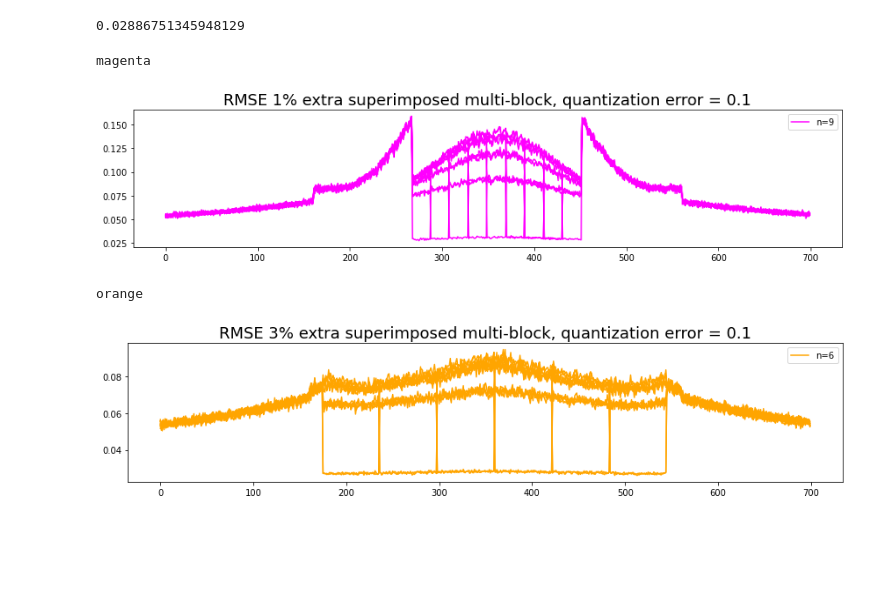
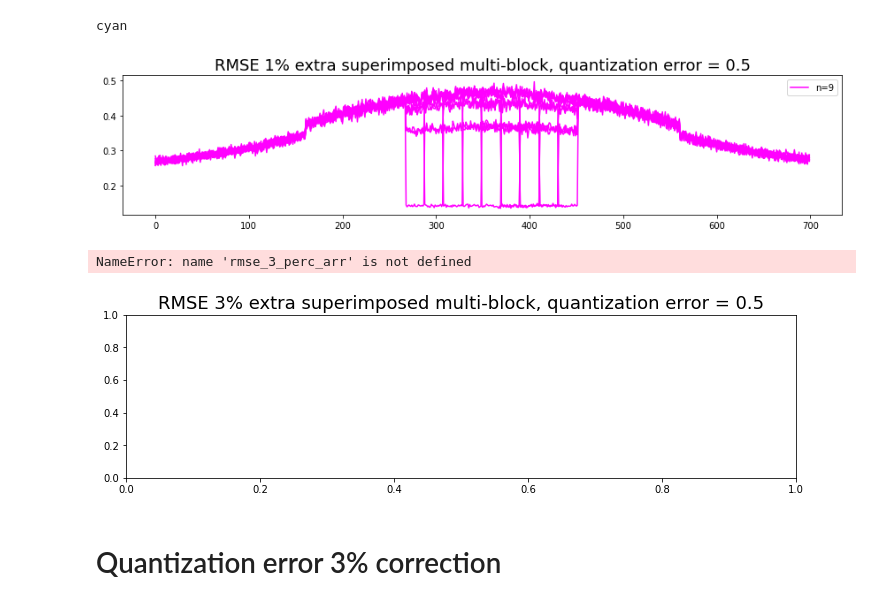
Before and after one commit to dcxSt/pfb-mod, a Jupyter notebook: little_scripts_testing/Conjugat_Gradient1.ipynb, the cells around one changed output. Cells and saved outputs as stored; diff of their text form; code cells hidden in the pictures; blank space fills up the shorter version.

Commit message:
weiner filter ipfb implemented, quantization modified to clip large values

```diff
--- a/little_scripts_testing/Conjugat_Gradient1.ipynb
+++ b/little_scripts_testing/Conjugat_Gradient1.ipynb
@@ -184,0 +294,5 @@ delta = 0.1
+# %%
+delta=0.5
+width_1 , saved_idxs_1 = get_saved_idxs_1_percent(n_per_save = 6)
+width_3 , saved_idxs_3 = get_saved_idxs_3_percent(n_per_save = 6)
+_,_,_,_ = simulate_quantization_error(delta,n_sims=5, k=k, verbose=True)
@@ -184,0 +314,4 @@ delta = 0.1
+# %%
+width_1 , saved_idxs_1 = get_saved_idxs_1_percent(n_per_save = 6)
+width_3 , saved_idxs_3 = get_saved_idxs_3_percent(n_per_save = 6)
+_,_,_,_ = simulate_quantization_error(delta,n_sims=5, k=k, verbose=True)
@@ -243,0 +349,13 @@ rmse_3_perc_arr = np.load("rmse_3_perc_2to12.npy")
+# %%
+# load these guys, put into super array and save a copy of super array
+rmse_3_perc_arr = []
+rmse_1_perc_arr = []
+
+for n_per_save in range(4,17):
+    rmse_1_perc_arr.append(np.load("rmse_1_perc_n_{}_delta_{}.npy".format(n_per_save,delta)))
+    rmse_3_perc_arr.append(np.load("rmse_3_perc_n_{}_delta_{}.npy".format(n_per_save,delta)))
+
+rmse_1_perc_arr = np.array(rmse_1_perc_arr)
+rmse_3_perc_arr = np.array(rmse_3_perc_arr)
+np.save("rmse_1_perc_4to16_delta_{}.npy".format(delta),np.array(rmse_1_perc_arr))
+np.save("rmse_3_perc_4to16_delta_{}.npy".format(delta),np.array(rmse_3_perc_arr))
@@ -303,7 +425,3 @@ plt.show()
-# %%
-delta / np.sqrt(12) # sanity check for plots above, the RMSE should never be below that
-# %% [output]
-0.02886751345948129
 # %%
 idx2_0 = 66200 # + LBLOCK//2
 idx2 = np.arange(idx2_0,idx2_0 + 700)
@@ -312,11 +430,13 @@ idx2 = np.arange(idx2_0,idx2_0 + 700)
 plt.subplots(figsize=(12,3))
 # plt.subplot(211)
 plt.title("RMSE 1% extra superimposed multi-block, quantization error = {}".format(delta),fontsize=18)
-colors = ["blue","red","green","black","orange","cyan","brown","magenta","violet","indigo","yellow"]
+colors = ["blue","red","green","black","orange","cyan","brown","magenta","violet","indigo","yellow",
+          "turquoise","lightblue","lightgreen"]
 ns = [9]
+lown = 4 # the smallest n in the rmse array
 for n in ns:
-    rmse_1_perc = rmse_1_perc_arr[n-2]
-    print(colors[n-2])
+    rmse_1_perc = rmse_1_perc_arr[n-lown]
+    print(colors[n-lown])
     plt.plot(rmse_1_perc[idx2],color=colors[n-2],label="n={}".format(n))
     for i in range(1,12):
         plt.plot(rmse_1_perc[idx2+i*LBLOCK],color=colors[n-2])
@@ -335,39 +455,44 @@ plt.tight_layout()
 plt.savefig("RMSE_superimposed_multi_block_1perc.png")
 plt.show()
 # %% [output]
-magenta
+cyan
-[figure, old version]
+[figure, new version]
 # %%
 
-idx2_0 = 66200
+idx2_0 = 66200 # hand picked index, trial and error
+# idx2_0 = 66200 + LBLOCK//2
 idx2 = np.arange(idx2_0,idx2_0 + 700)
 
 
 plt.subplots(figsize=(12,3))
 # plt.subplot(211)
 plt.title("RMSE 3% extra superimposed multi-block, quantization error = {}".format(delta),fontsize=18)
 colors = ["blue","red","green","black","orange","cyan","brown","magenta","violet","indigo","yellow"]
-ns = [6]
+ns = [4,13]#,6,9]
+dsf = 1 # downsample factor
 for n in ns:
-    rmse_3_perc = rmse_3_perc_arr[n-2]
-    print(colors[n-2])
-    plt.plot(rmse_3_perc[idx2],color=colors[n-2],label="n={}".format(n))
+    rmse_3_perc = rmse_3_perc_arr[n-4]
+    rmse_3_perc = mav(rmse_3_perc,6) # smooth with moving average
+    print(colors[n-4])
+    plt.plot(idx2[::dsf],rmse_3_perc[idx2[::dsf]],color=colors[n-4],label="n={}".format(n),alpha=0.5)
     for i in range(1,12):
-        plt.plot(rmse_3_perc[idx2+i*LBLOCK],color=colors[n-2])
+        plt.plot(idx2[::dsf],rmse_3_perc[idx2[::dsf]+i*LBLOCK],color=colors[n-4],alpha=0.5)
 plt.legend()
 
 # plt.subplot(212)
 # plt.title("rmse 3% mean")
 # for n in ns:
 #     rmse_3_perc = rmse_3_perc_arr[n-2]
 #     rmse_3_perc_mean = np.mean(np.array([rmse_3_perc[idx2+i*LBLOCK] for i in range(-4,12)]),axis=0)
 #     plt.plot(rmse_3_perc_mean,color=colors[n-2],label="n={}".format(n))
 # plt.legend()
 
 
 plt.tight_layout()
 # plt.savefig("RMSE_superimposed_multi_block_3perc_aaa.png")
 plt.show()
 # %% [output]
-orange
+NameError: name 'rmse_3_perc_arr' is not defined
-[figure, old version]
+[figure, new version]
+# %% [markdown]
+# Quantization error 3% correction
```
Also changed, not shown: parts of 25 cells of this notebook, 2 other files.
